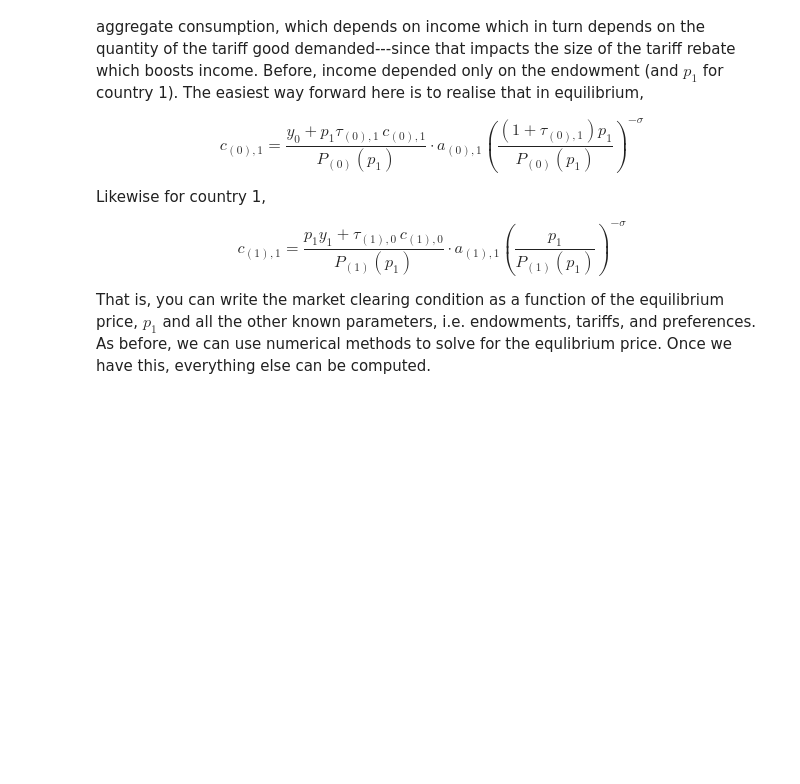
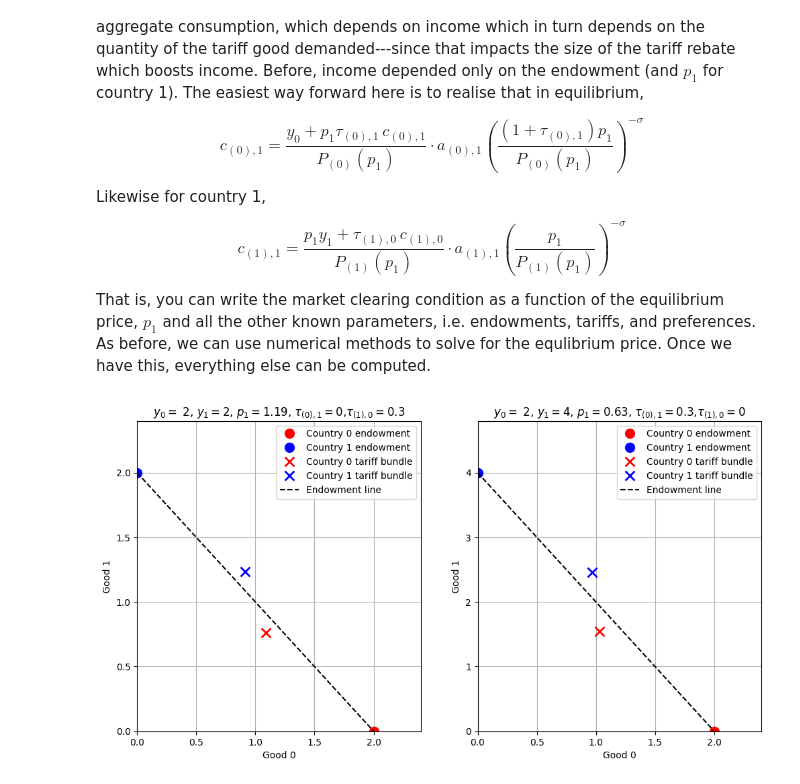
Before and after one commit to dandoreyrodriguez/computation_for_dynamic_programming, a Jupyter notebook: class_3_trade.ipynb, the cells around one changed output. Drawn from its saved outputs; the diff is of its cells as text; code cells hidden in the pictures; blank space fills up the shorter version.

```diff
--- a/class_3_trade.ipynb
+++ b/class_3_trade.ipynb
@@ -212,3 +230,86 @@ c_{(1),1} = \frac{p_1 y_1 + \tau_{(1),0} \, c_{(1),0}}{P_{(1)}(p_1)} \cdot a_{(1
 $$
 
 That is, you can write the market clearing condition as a function of the equilibrium price, $p_1$ and all the other known parameters, i.e. endowments, tariffs, and preferences. As before, we can use numerical methods to solve for the equlibrium price. Once we have this, everything else can be computed.
+# %%
+# solve the tariff case
+def solve_two_country_tariff(y_0, y_1, a_00, a_01, a_10, a_11, t_01, t_10,  sigma, ax=None):
+
+    def P_0_index(p_1):
+        P_0_inside = a_00 + a_01 * ( (1+t_01)*p_1 )**(1 - sigma)
+        P_0 = P_0_inside**( 1 / (1 - sigma))
+        return P_0
+
+    def P_1_index(p_1):
+        P_1_inside = a_10*(1+t_10)**(1-sigma) + a_11 * p_1**(1 - sigma)
+        P_1 = P_1_inside**( 1 / (1 - sigma))
+        return P_1
+
+    # write a function for good 1, country 0 hicksian demand
+    def h_01_tariff(p_1):
+        P_0 = P_0_index(p_1)
+        A = a_01 * ( (1+t_01)*p_1 )**(-sigma) * (1 / P_0)**(1-sigma)
+        c_01 = y_0 * (A/(1-p_1*t_01*A))
+        return c_01
+
+    # write a function for good 1, country 1 hicksian demand
+    def h_11_tariff(p_1):
+        P_1 = P_1_index(p_1)
+        B = a_11 * p_1**(-sigma) * (1/P_1)**(1-sigma)
+        c_11 = (p_1 * y_1 * B) / (1 - p_1 *t_10 * B )
+        return c_11
+
+    # write a function for good 1, country 0 market clearing
+    def good1_excess_demand(p_1):
+        c_01 = h_01_tariff(p_1)
+        c_11 = h_11_tariff(p_1)
+        return c_01 + c_11 - y_1
+
+    # Solve for equilibrium price
+    p_1 = brentq(good1_excess_demand, 0.1, 10)
+
+    # solve for allocations of good 1
+    c_01 = h_01_tariff(p_1)
+    c_11 = h_11_tariff(p_1)
+    # price index
+    P_0 = P_0_index(p_1)
+    # income good 0
+    I_0 = y_0 + p_1 * t_01 * c_01
+    c_00 = I_0 * a_00 * (1/P_0)**(1-sigma)
+    c_10 = y_0 - c_00
+
+    if ax is not None:
+        ax.plot([y_0], [0], 'ro', label='Country 0 endowment', markersize=10)
+        ax.plot([0], [y_1], 'bo', label='Country 1 endowment', markersize=10)
+        ax.plot([c_00], [c_01], 'rx', label='Country 0 tariff bundle', markersize=10, markeredgewidth=2)
+        ax.plot([c_10], [c_11], 'bx', label='Country 1 tariff bundle', markersize=10, markeredgewidth=2)
+        ax.plot([0, y_0], [y_1, 0], 'k--', label='Endowment line')
+        ax.set_xlim(0, y_0 * 1.2)
+        ax.set_ylim(0, y_1 * 1.2)
+        ax.set_xlabel('Good 0')
+        ax.set_ylabel('Good 1')
+        ax.legend()
+        ax.set_title(rf'$y_0=$ {y_0}, $y_1=${y_1}, $p_1=${p_1:.2f}, $\tau_{{(0),1}} = ${t_01},$\tau_{{(1),0}} = ${t_10}')
+        ax.grid(True)
+
+# ---- Run two examples and plot side by side ----
+fig, (ax1, ax2) = plt.subplots(1, 2, figsize=(12, 6))
+
+# test run with zero tariffs and symmetric endowments
+solve_two_country_tariff(
+    y_0=2, y_1=2,
+    a_00=0.5, a_01=0.5,
+    a_10=0.5, a_11=0.5,
+    t_01=0, t_10=0.3,
+    sigma=2, ax=ax1
+)
+
+# test run with zero tariffs and symmetric endowments
+solve_two_country_tariff(
+    y_0=2, y_1=4,
+    a_00=0.5, a_01=0.5,
+    a_10=0.5, a_11=0.5,
+    t_01=0.3, t_10=0,
+    sigma=2, ax=ax2
+)
+# %% [output]
+[figure, added]
```
Also changed, not shown: parts of 1 cell of this notebook.
